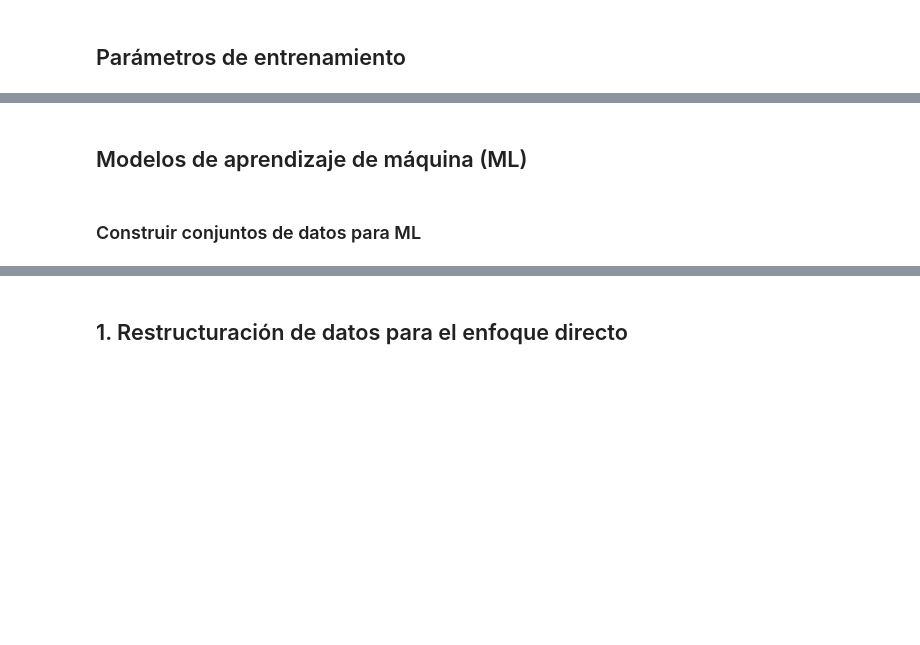
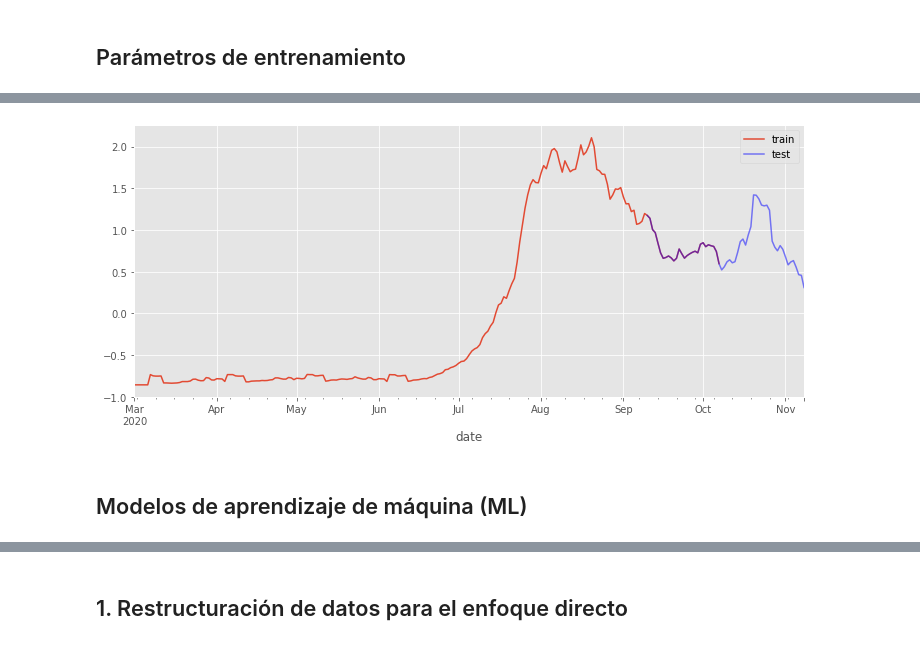
Before and after one commit to jeffersonrodriguezc/Forecasting_COVID_BGA, a Jupyter notebook: MODELS_ML_DL_COVID_19_Forecasting.ipynb, the cells around one changed output, grey strips where cells are left out. Drawn from its saved outputs; the diff is of its cells as text; code cells hidden in the pictures; blank space fills up the shorter version.

```diff
--- a/MODELS_ML_DL_COVID_19_Forecasting.ipynb
+++ b/MODELS_ML_DL_COVID_19_Forecasting.ipynb
@@ -124,34 +125,83 @@ df_join
 ## Parámetros de entrenamiento
 # %%
 #@title
+
+initial_date = '2020-03-01' #@param {type:"date"}
+define_final = False #@param {type:"boolean"}
+final_date = '2020-10-19' #@param {type:"date"}
+train_final_date = '2020-10-07' #@param {type:"date"}
+lagging = True #@param {type:"boolean"}
+lag = 14 #@param {type:"integer"}
+smoothing = True #@param {type:"boolean"}
+smooth_window = 7 #@param {type:"integer"}
+standarization = True #@param {type:"boolean"}
+
 # Date range to select the series.
-initial_date = datetime.datetime.strptime('2020-03-01', '%Y-%m-%d')
-#final_date = datetime.datetime.strptime(df_join.loc[~df_join['BUCARAMANGA'].isna()].index.values[-1].astype(str)[:10], '%Y-%m-%d')
+initial_date = datetime.datetime.strptime(initial_date, '%Y-%m-%d')
+if define_final:
+    final_date = datetime.datetime.strptime(final_date, '%Y-%m-%d')
+else:
+    final_date = datetime.datetime.strptime(df_join.loc[~df_join['BUCARAMANGA'].isna()].index.values[-1].astype(str)[:10], '%Y-%m-%d')
 # Range of dates for training and testing (last window in the future plus 7 days)
-train_final_date = datetime.datetime.strptime('2020-10-05', '%Y-%m-%d')
-final_date = datetime.datetime.strptime('2020-10-19', '%Y-%m-%d')
+train_final_date = datetime.datetime.strptime(train_final_date, '%Y-%m-%d')
 #Dictionary with necessary parameters
 base_dset_params = dict(batch_size=1,
-                        past_window=21,
+                        past_window=28,
                         future_window=14,
                         shuffle_buffer=10000,
                         col_test_series=0,
                         stateful = False,
-                        scale = True,
+                        standarization = standarization,
                         differentiation = False,
-                        lag = 1,
-                        smoothing = True,
-                        smooth = 7,
+                        smoothing = smoothing,
+                        smooth = smooth_window,
                         initial_date = initial_date,
                         final_date = final_date,
-                        )
+                        train_final_date=train_final_date,
+                        lagging=lagging,
+                        lag = lag)
 
 name_folder = str(train_final_date).split(' ')[0]+\
                 '_'+str(base_dset_params['past_window'])+\
                 '_'+str(base_dset_params['future_window'])+\
-                '_'+str(base_dset_params['scale'])+\
+                '_'+str(base_dset_params['standarization'])+\
                 '_'+str(base_dset_params['smoothing'])+\
                 '_'+str(base_dset_params['differentiation'])
 
+## select the data
+if base_dset_params['lagging']:
+    final_date = final_date-datetime.timedelta(days=base_dset_params['lag'])
+
+final_data = df_join.loc[(df_join.index >= initial_date)
+                         & (df_join.index <= final_date)]
+# serie smoothing
+if base_dset_params['smoothing']:
+    final_data = final_data.rolling(base_dset_params['smooth']).mean().fillna(0)
+
+# data split
+final_data_train = final_data.loc[final_data.index <= train_final_date]
+final_data_test = final_data.loc[final_data.index > (train_final_date-datetime.timedelta(days=base_dset_params['past_window']))]
+# train
+bga_data_train, bga_scaler = dataset.series_transformer(
+    final_data_train['BUCARAMANGA'].to_frame(),
+    standarization=standarization,
+    scaler=None)
+# test
+if base_dset_params['standarization']:
+    bga_data_test, bga_scaler = dataset.series_transformer(
+        final_data_test['BUCARAMANGA'].to_frame(),
+        standarization=base_dset_params['standarization'],
+        scaler=bga_scaler)
+else:
+    bga_data_test, bga_scaler = dataset.series_transformer(
+    final_data_test['BUCARAMANGA'].to_frame(),
+    standarization=base_dset_params['standarization'],
+    scaler=None)
+
+ax = bga_data_train.rename(columns={'BUCARAMANGA':'train'}).plot(figsize=(12,5));
+bga_data_test.rename(columns={'BUCARAMANGA':'test'}).plot(ax=ax,
+                                                          color='blue',
+                                                          alpha=0.5);
+print('\nParams:')
 base_dset_params
 # %% [output]
@@ -171,4 +224,3 @@ base_dset_params
+[figure, added]
 # %% [markdown]
 ## Modelos de aprendizaje de máquina (ML)
-# %% [markdown]
-### Construir conjuntos de datos para ML
```
Also changed, not shown: parts of 24 cells of this notebook.
